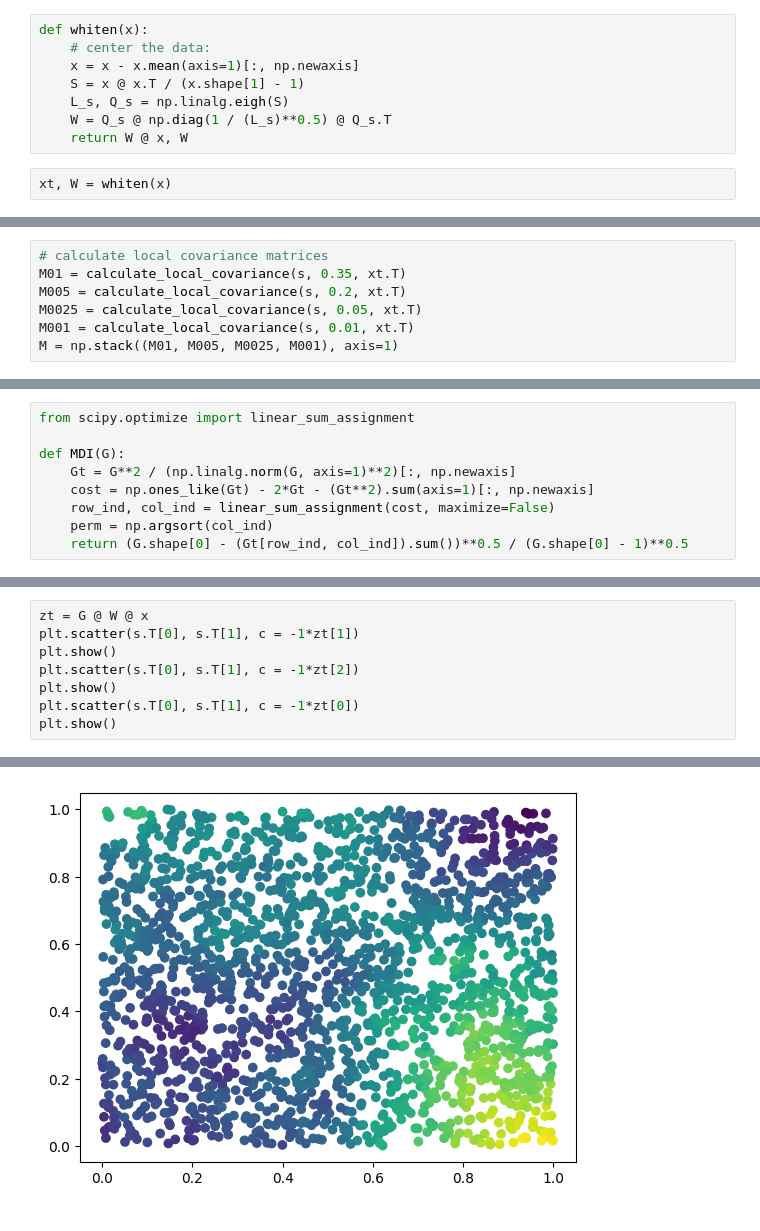
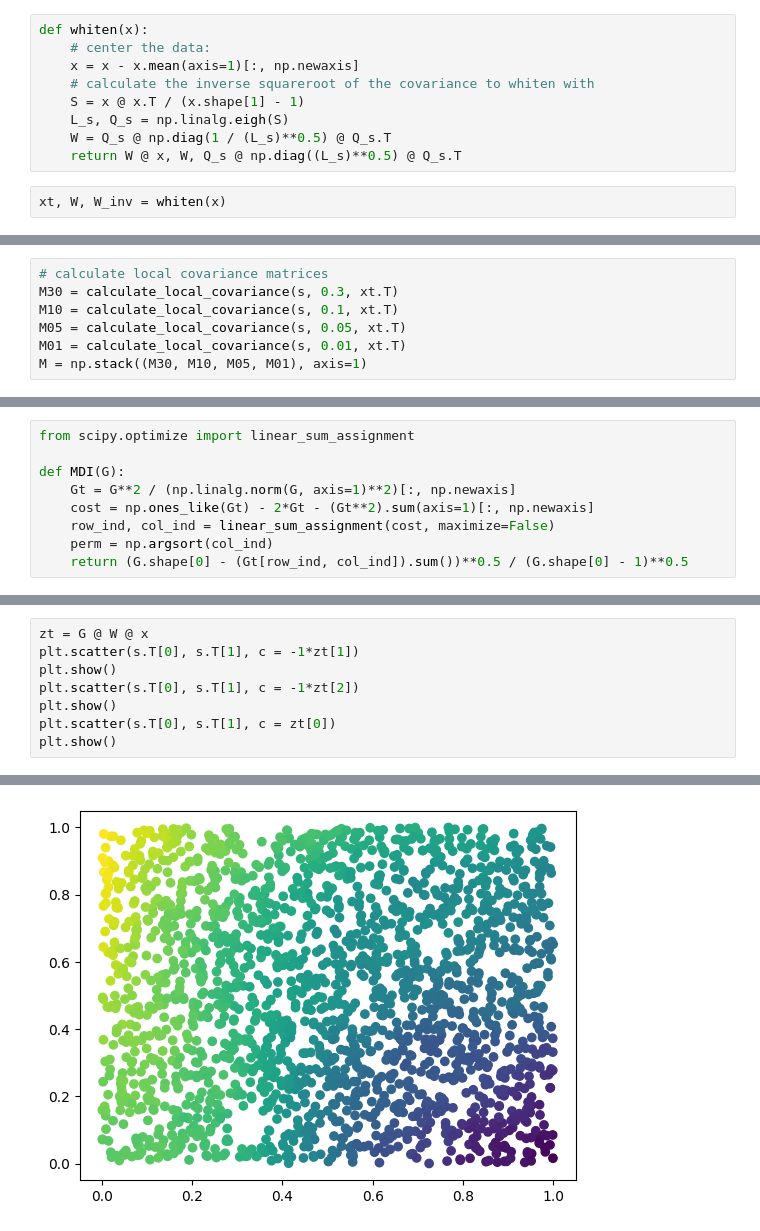
Before and after one commit to imanring/AML_Final_Project, a Jupyter notebook: src/SBSS.ipynb, the cells around one changed output, grey strips where cells are left out. Saved outputs shown, nothing was run; the diff lists cells and outputs as text.

```diff
--- a/src/SBSS.ipynb
+++ b/src/SBSS.ipynb
@@ -83,12 +85,13 @@ np.savetxt('mixture.csv', x, delimiter=',')
 def whiten(x):
     # center the data:
     x = x - x.mean(axis=1)[:, np.newaxis]
+    # calculate the inverse squareroot of the covariance to whiten with
     S = x @ x.T / (x.shape[1] - 1)
     L_s, Q_s = np.linalg.eigh(S)
     W = Q_s @ np.diag(1 / (L_s)**0.5) @ Q_s.T
-    return W @ x, W
+    return W @ x, W, Q_s @ np.diag((L_s)**0.5) @ Q_s.T
 # %%
-xt, W = whiten(x)
+xt, W, W_inv = whiten(x)
 # %%
 # xt is whitened
 np.cov(xt)
@@ -130,8 +137,8 @@ def calculate_local_covariance(points, radius, variables):
     return covariance_matrix / variables.shape[0]
 # %%
 # calculate local covariance matrices
-M01 = calculate_local_covariance(s, 0.35, xt.T)
-M005 = calculate_local_covariance(s, 0.2, xt.T)
-M0025 = calculate_local_covariance(s, 0.05, xt.T)
-M001 = calculate_local_covariance(s, 0.01, xt.T)
-M = np.stack((M01, M005, M0025, M001), axis=1)
+M30 = calculate_local_covariance(s, 0.3, xt.T)
+M10 = calculate_local_covariance(s, 0.1, xt.T)
+M05 = calculate_local_covariance(s, 0.05, xt.T)
+M01 = calculate_local_covariance(s, 0.01, xt.T)
+M = np.stack((M30, M10, M05, M01), axis=1)
@@ -233,6 +239,6 @@ plt.scatter(s.T[0], s.T[1], c = -1*zt[1])
 plt.show()
 plt.scatter(s.T[0], s.T[1], c = -1*zt[2])
 plt.show()
-plt.scatter(s.T[0], s.T[1], c = -1*zt[0])
+plt.scatter(s.T[0], s.T[1], c = zt[0])
 plt.show()
 # %% [output]
@@ -240 +246 @@ plt.show()
-[figure, old version]
+[figure, new version]
```
Also changed, not shown: parts of 20 cells of this notebook.
